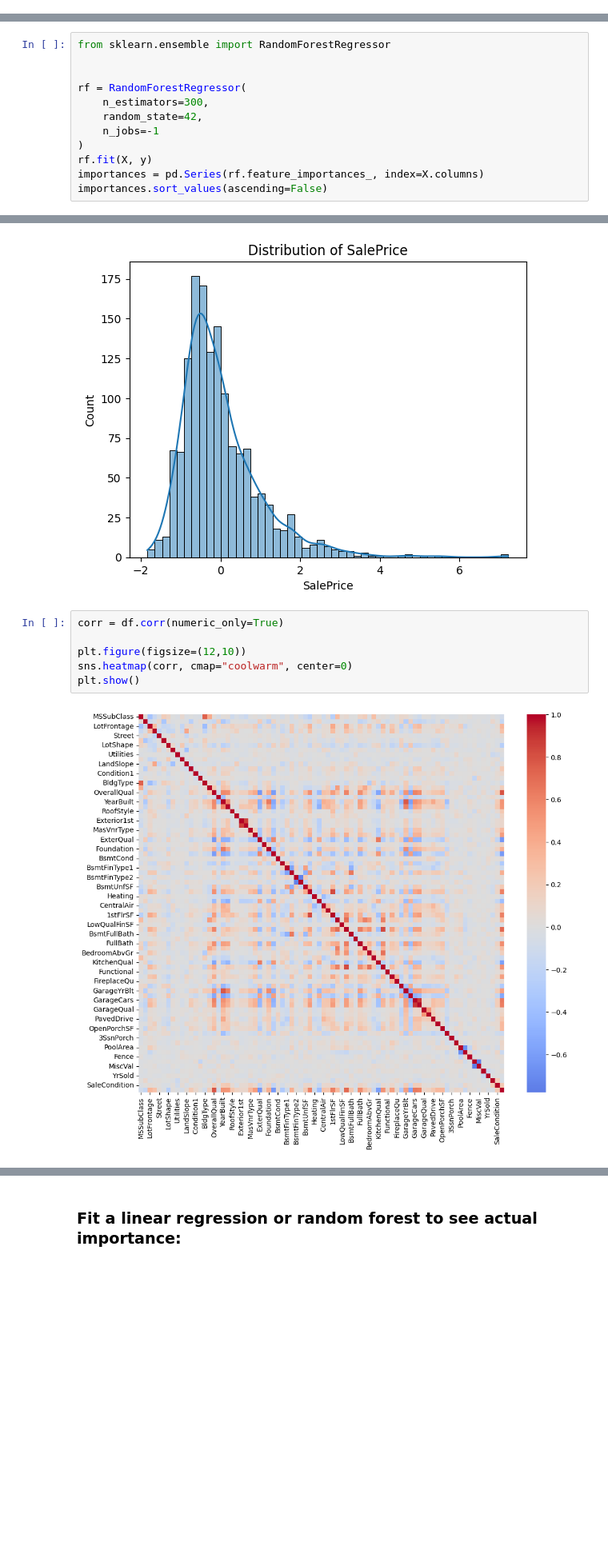
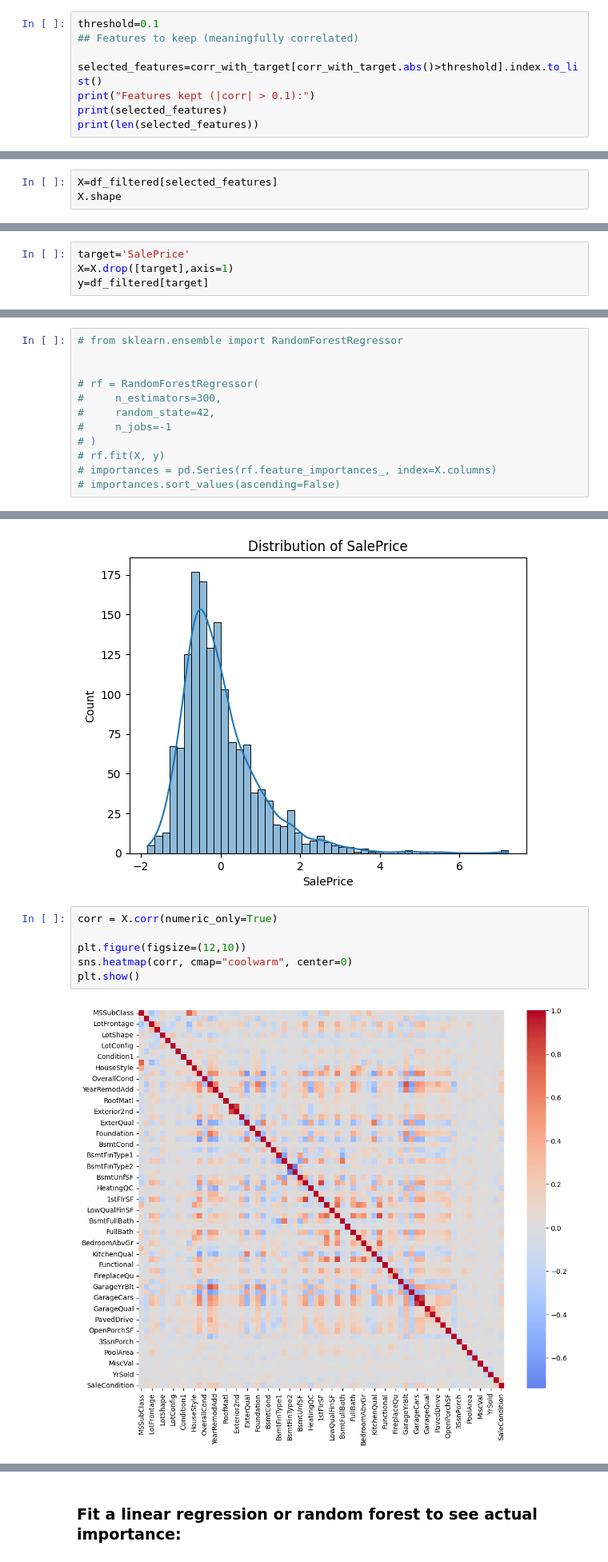
Before and after one commit to sachialgoexpert/ml, a Jupyter notebook: src/regression/houseprice.ipynb, the cells around one changed output, grey strips where cells are left out. Shown at 80% size. Saved outputs shown, nothing was run; the diff lists cells and outputs as text; blank space fills up the shorter version.

```diff
--- a/src/regression/houseprice.ipynb
+++ b/src/regression/houseprice.ipynb
@@ -169,0 +254,8 @@ y=df['SalePrice']
+# %%
+threshold=0.1
+## Features to keep (meaningfully correlated)
+
+selected_features=corr_with_target[corr_with_target.abs()>threshold].index.to_list()
+print("Features kept (|corr| > 0.1):")
+print(selected_features)
+print(len(selected_features))
@@ -169,0 +266,3 @@ y=df['SalePrice']
+# %%
+X=df_filtered[selected_features]
+X.shape
@@ -169,0 +271,4 @@ y=df['SalePrice']
+# %%
+target='SalePrice'
+X=X.drop([target],axis=1)
+y=df_filtered[target]
@@ -183,14 +328,14 @@ For tree models (RandomForest, XGBoost, LightGBM), importance is computed as:
 How much a feature reduces impurity (MSE for regression, Gini/Entropy for classification)
 across all splits where it is used
 # %%
-from sklearn.ensemble import RandomForestRegressor
+# from sklearn.ensemble import RandomForestRegressor
 
 
-rf = RandomForestRegressor(
-    n_estimators=300,
-    random_state=42,
-    n_jobs=-1
-)
-rf.fit(X, y)
-importances = pd.Series(rf.feature_importances_, index=X.columns)
-importances.sort_values(ascending=False)
+# rf = RandomForestRegressor(
+#     n_estimators=300,
+#     random_state=42,
+#     n_jobs=-1
+# )
+# rf.fit(X, y)
+# importances = pd.Series(rf.feature_importances_, index=X.columns)
+# importances.sort_values(ascending=False)
@@ -238,10 +363,10 @@ plt.show()
 # %% [output]
 [figure]
 # %%
-corr = df.corr(numeric_only=True)
+corr = X.corr(numeric_only=True)
 
 plt.figure(figsize=(12,10))
 sns.heatmap(corr, cmap="coolwarm", center=0)
 plt.show()
 # %% [output]
-[figure, old version]
+[figure, new version]
```
Also changed, not shown: parts of 42 cells of this notebook, 1 other file.
